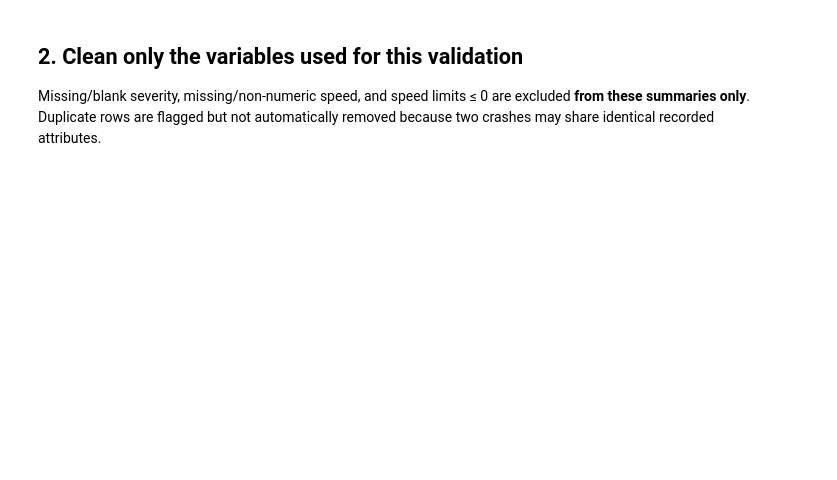
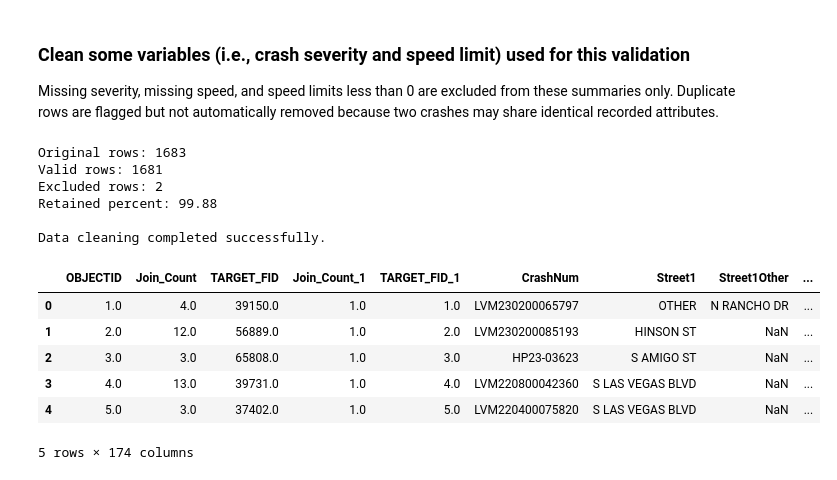
Before and after one commit to Meherin-sanjida/crash-severity-analysis, a Jupyter notebook: 02_testing_validation.ipynb, the cells around one changed output. Saved outputs shown, nothing was run; the diff lists cells and outputs as text; code cells hidden in the pictures; blank space fills up the shorter version.

```diff
--- a/02_testing_validation.ipynb
+++ b/02_testing_validation.ipynb
@@ -28,3 +46,3 @@ display(df.head())
 # %% [markdown]
-## 2. Clean only the variables used for this validation
-Missing/blank severity, missing/non-numeric speed, and speed limits ≤ 0 are excluded **from these summaries only**. Duplicate rows are flagged but not automatically removed because two crashes may share identical recorded attributes.
+### Clean some variables (i.e., crash severity and speed limit) used for this validation
+Missing severity, missing speed, and speed limits less than 0 are excluded from these summaries only. Duplicate rows are flagged but not automatically removed because two crashes may share identical recorded attributes.
@@ -42,0 +49,71 @@ assert len(clean) > 0, 'No valid observations for analysis'
+# %%
+import pandas as pd
+
+# Create a copy of the original dataset
+clean = df.copy()
+
+# Clean crash severity values
+clean["CrashSeverity"] = (
+    clean["CrashSeverity"]
+    .astype("string")
+    .str.strip()
+)
+
+# Clean speed limit categories
+clean["SpeedLimit"] = (
+    clean["SpeedLimit"]
+    .astype("string")
+    .str.strip()
+)
+
+# Define valid speed limit categories
+valid_speed_limits = [
+    "25 mph or less",
+    "30 or 35 mph",
+    "40 mph or more"
+]
+
+# Define valid crash severity categories
+valid_severity = [
+    "Injury",
+    "No injury"
+]
+
+# Identify valid observations
+valid = (
+    clean["SpeedLimit"].isin(valid_speed_limits)
+    & clean["CrashSeverity"].isin(valid_severity)
+)
+
+# Retain valid observations
+clean = clean.loc[valid].copy()
+
+# Display data cleaning results
+print("Original rows:", len(df))
+print("Valid rows:", len(clean))
+print("Excluded rows:", len(df) - len(clean))
+
+print(
+    "Retained percent:",
+    round(100 * len(clean) / len(df), 2)
+    if len(df) else "N/A"
+)
+
+assert len(clean) > 0, "No valid observations for analysis"
+
+print("\nData cleaning completed successfully.")
+display(clean.head())
+# %% [output]
+Original rows: 1683
+Valid rows: 1681
+Excluded rows: 2
+Retained percent: 99.88
+
+Data cleaning completed successfully.
+|  | OBJECTID | Join_Count | TARGET_FID | Join_Count_1 | TARGET_FID_1 | CrashNum | Street1 | Street1Other | ... |
+| 0 | 1.0 | 4.0 | 39150.0 | 1.0 | 1.0 | LVM230200065797 | OTHER | N RANCHO DR | ... |
+| 1 | 2.0 | 12.0 | 56889.0 | 1.0 | 2.0 | LVM230200085193 | HINSON ST | NaN | ... |
+| 2 | 3.0 | 3.0 | 65808.0 | 1.0 | 3.0 | HP23-03623 | S AMIGO ST | NaN | ... |
+| 3 | 4.0 | 13.0 | 39731.0 | 1.0 | 4.0 | LVM220800042360 | S LAS VEGAS BLVD | NaN | ... |
+| 4 | 5.0 | 3.0 | 37402.0 | 1.0 | 5.0 | LVM220400075820 | S LAS VEGAS BLVD | NaN | ... |
+5 rows × 174 columns
```
Also changed, not shown: parts of 17 cells of this notebook, 2 other files.
